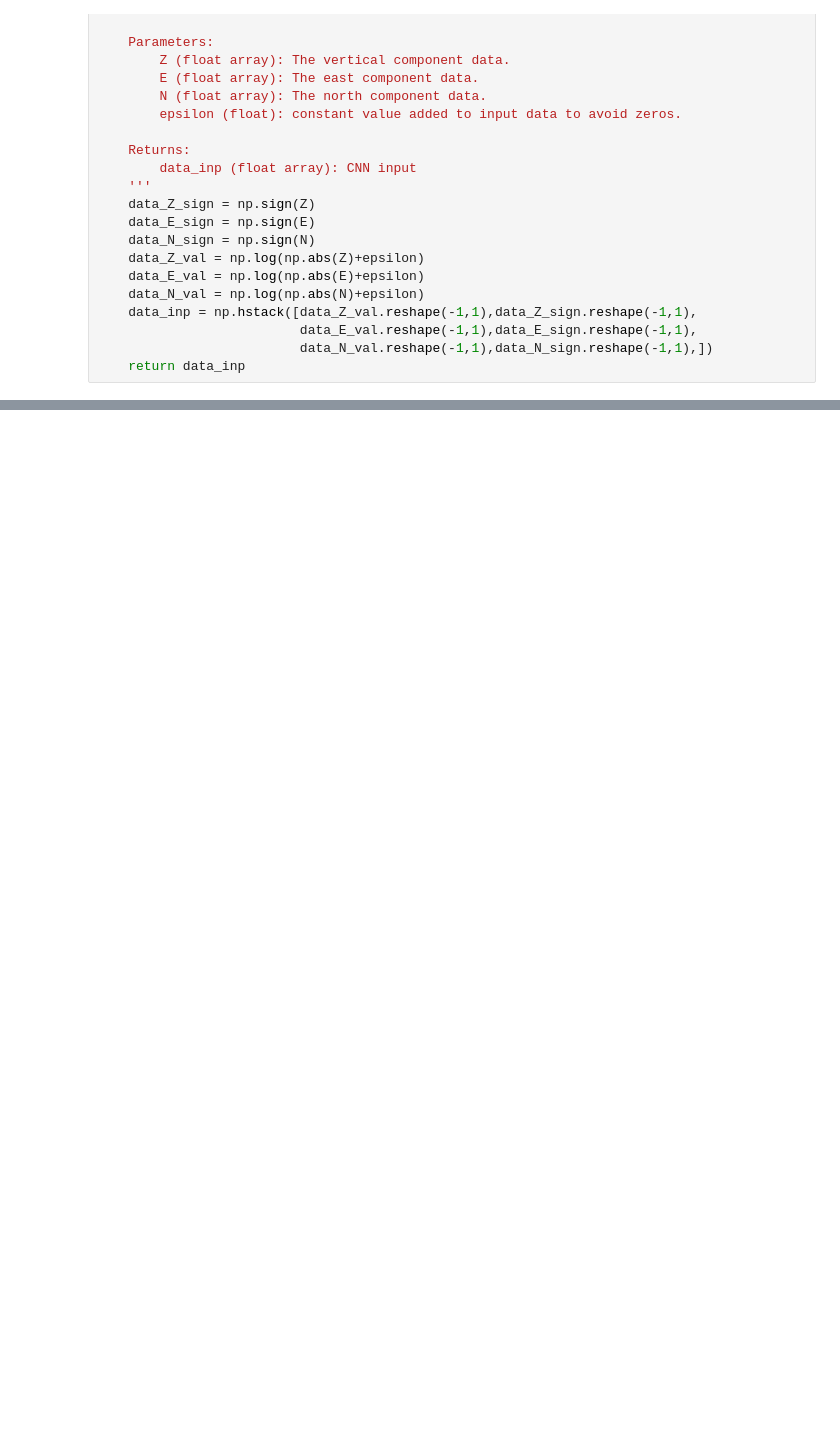
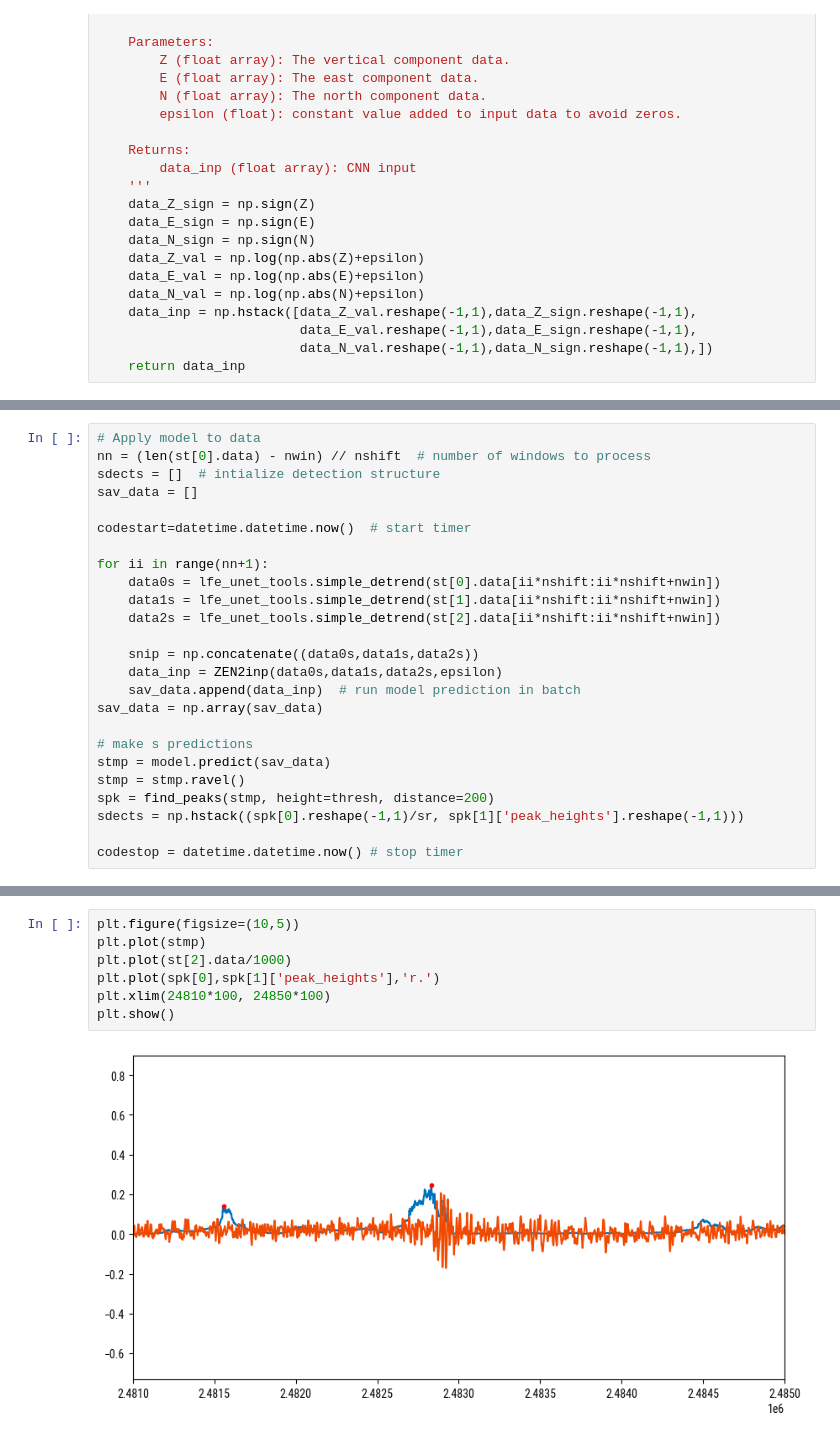
Before and after one commit to gfarge/parkfield_lfe_cnn, a Jupyter notebook: apply_cnn.ipynb, the cells around one changed output, grey strips where cells are left out. Saved outputs shown, nothing was run; the diff lists cells and outputs as text; blank space fills up the shorter version.

Commit message:
Applies CNN to example data, and plot probability output from CNN

```diff
--- a/apply_cnn.ipynb
+++ b/apply_cnn.ipynb
@@ -97,0 +147,25 @@ Loading training results from large_0.5_unet_lfe_std_0.2.tf
+# %%
+# Apply model to data
+nn = (len(st[0].data) - nwin) // nshift  # number of windows to process
+sdects = []  # intialize detection structure
+sav_data = []
+
+codestart=datetime.datetime.now()  # start timer
+
+for ii in range(nn+1):
+    data0s = lfe_unet_tools.simple_detrend(st[0].data[ii*nshift:ii*nshift+nwin])
+    data1s = lfe_unet_tools.simple_detrend(st[1].data[ii*nshift:ii*nshift+nwin])
+    data2s = lfe_unet_tools.simple_detrend(st[2].data[ii*nshift:ii*nshift+nwin])
+
+    snip = np.concatenate((data0s,data1s,data2s))
+    data_inp = ZEN2inp(data0s,data1s,data2s,epsilon)
+    sav_data.append(data_inp)  # run model prediction in batch
+sav_data = np.array(sav_data)
+
+# make s predictions
+stmp = model.predict(sav_data)
+stmp = stmp.ravel()
+spk = find_peaks(stmp, height=thresh, distance=200)
+sdects = np.hstack((spk[0].reshape(-1,1)/sr, spk[1]['peak_heights'].reshape(-1,1)))
+
+codestop = datetime.datetime.now() # stop timer
@@ -97,0 +175,9 @@ Loading training results from large_0.5_unet_lfe_std_0.2.tf
+# %%
+plt.figure(figsize=(10,5))
+plt.plot(stmp)
+plt.plot(st[2].data/1000)
+plt.plot(spk[0],spk[1]['peak_heights'],'r.')
+plt.xlim(24810*100, 24850*100)
+plt.show()
+# %% [output]
+[figure, added]
```
Also changed, not shown: parts of 6 cells of this notebook.
